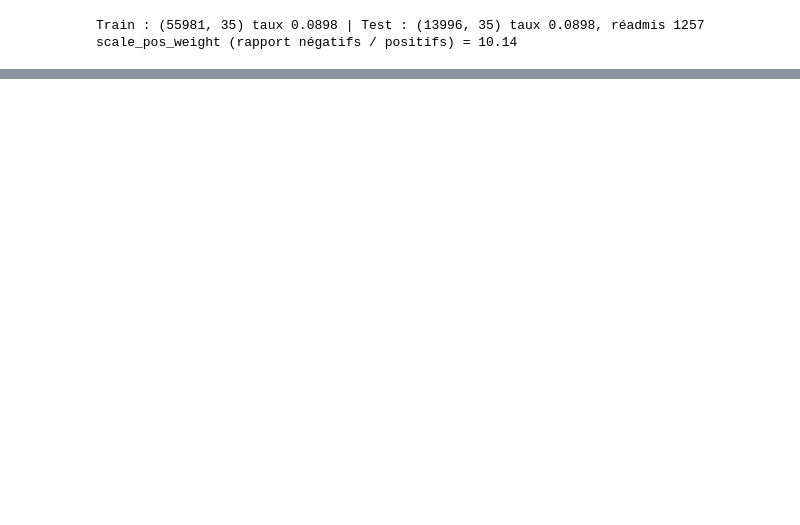
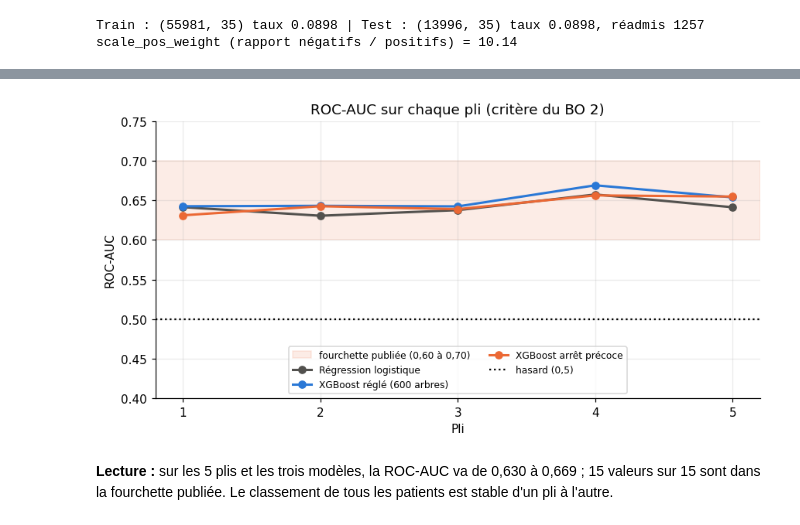
Before and after one commit to YoussefAbbes/notebook-dynamika-diabetes, a Jupyter notebook: analysis/notebook_diabetes_dynamika.ipynb, the cells around one changed output, grey strips where cells are left out. Cells and saved outputs as stored; diff of their text form; code cells hidden in the pictures; blank space fills up the shorter version.

```diff
--- a/analysis/notebook_diabetes_dynamika.ipynb
+++ b/analysis/notebook_diabetes_dynamika.ipynb
@@ -764,0 +1169,19 @@ seule fois**. Les seuils sont lus sur les scores hors pli.
+# %%
+# critère du BO 2 : ROC-AUC de chaque modèle sur chaque pli, face à la fourchette publiée
+auc_plis = pd.DataFrame({n: [p[2] for p in plis[n]] for n in modeles}, index=range(1, 6))
+fig, ax = plt.subplots(figsize=(8, 4.2))
+ax.axhspan(0.60, 0.70, color=ORANGE, alpha=0.12, label="fourchette publiée (0,60 à 0,70)")
+for n in modeles:
+    ax.plot(auc_plis.index, auc_plis[n], "-o", color=couleurs_m[n], lw=2, label=n)
+ax.axhline(0.5, ls=":", color="black", label="hasard (0,5)")
+ax.set(title="ROC-AUC sur chaque pli (critère du BO 2)", xlabel="Pli", ylabel="ROC-AUC", xticks=range(1, 6), ylim=(0.40, 0.75))
+ax.legend(fontsize=8, loc="lower center", ncols=2)
+fig.tight_layout()
+plt.show()
+
+dans = int(((auc_plis >= 0.60) & (auc_plis <= 0.70)).sum().sum())
+display(Markdown(fr(f"**Lecture :** sur les 5 plis et les trois modèles, la ROC-AUC va de {auc_plis.min().min():.3f} à {auc_plis.max().max():.3f} ; "
+                    f"{dans} valeurs sur {auc_plis.size} sont dans la fourchette publiée. Le classement de tous les patients est stable d'un pli à l'autre.")))
+# %% [output]
+[figure, added]
+**Lecture :** sur les 5 plis et les trois modèles, la ROC-AUC va de 0,630 à 0,669 ; 15 valeurs sur 15 sont dans la fourchette publiée. Le classement de tous les patients est stable d'un pli à l'autre.
```
Also changed, not shown: parts of 153 cells of this notebook, 18 other files.
